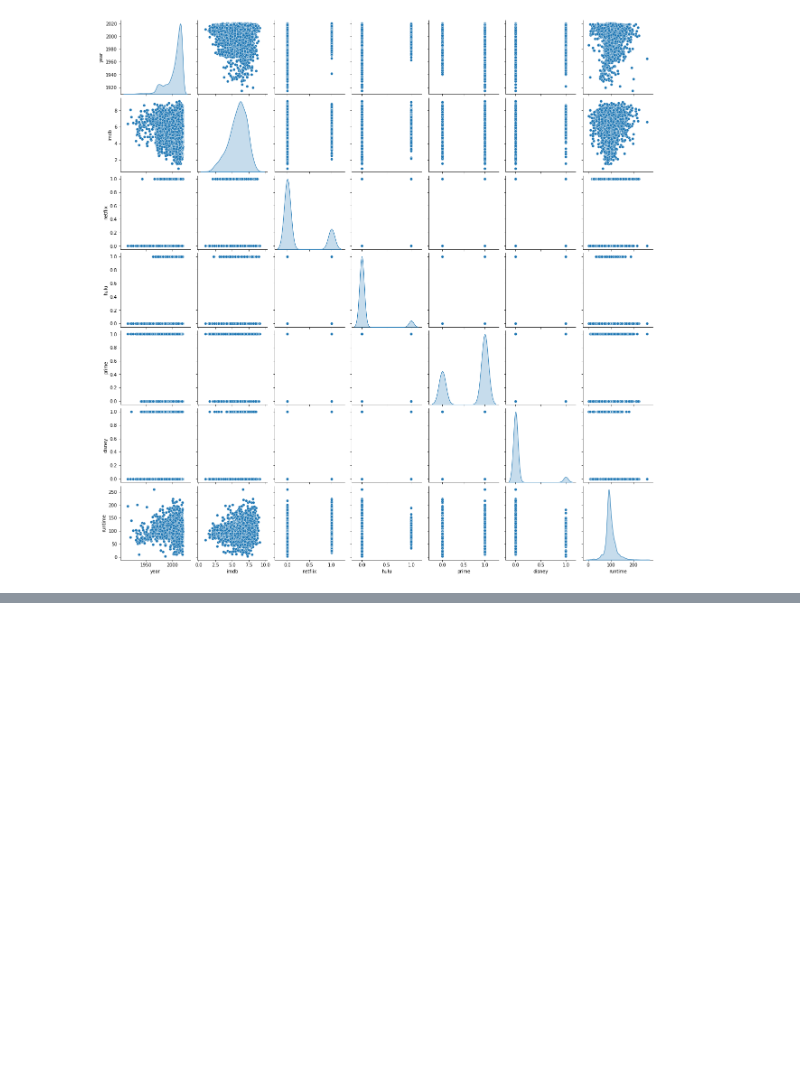
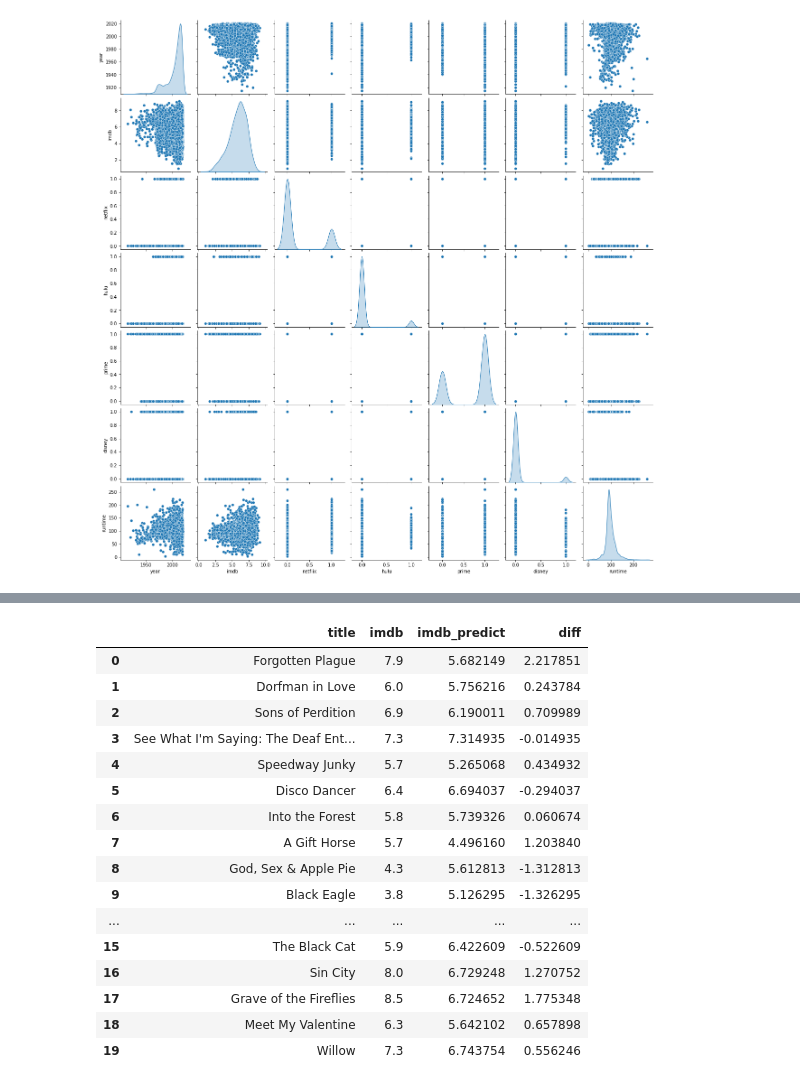
Before and after one commit to gnutzmann/movies-recommended, a Jupyter notebook: movies_imdb_regression.ipynb, the cells around one changed output, grey strips where cells are left out. Saved outputs shown, nothing was run; the diff lists cells and outputs as text; code cells hidden in the pictures; blank space fills up the shorter version.

Commit message:
updated imdb regression with tests

```diff
--- a/movies_imdb_regression.ipynb
+++ b/movies_imdb_regression.ipynb
@@ -515,0 +560,2 @@ A nota predita para este filme é 5.8
+# %%
+amostra = testeDf.sample(20).to_dict(orient='records')
@@ -515,0 +565,39 @@ A nota predita para este filme é 5.8
+# %%
+# Gerando um dataframe comparando as notas imdb com a gerada pela rede neural
+resultDict = {
+    "title" : [],
+    "imdb" : [],
+    "imdb_predict": [],
+    "diff" : []
+}
+# %%
+for movie in amostra:
+    resultDict["title"].append(movie["title"])
+    resultDict["imdb"].append(movie["imdb"])
+
+    amostraInput = {name: tf.convert_to_tensor([value]) for name, value in movie.items()}
+    pred = model.predict(amostraInput)
+    resultDict["imdb_predict"].append(pred[0][0])
+    resultDict["diff"].append(movie["imdb"] - pred[0][0])
+# %%
+resultdf = pd.DataFrame(resultDict, columns = ['title', 'imdb','imdb_predict','diff'])
+# %%
+resultdf.head(20)
+# %% [output]
+|  | title | imdb | imdb_predict | diff |
+| 0 | Forgotten Plague | 7.9 | 5.682149 | 2.217851 |
+| 1 | Dorfman in Love | 6.0 | 5.756216 | 0.243784 |
+| 2 | Sons of Perdition | 6.9 | 6.190011 | 0.709989 |
+| 3 | See What I'm Saying: The Deaf Ent... | 7.3 | 7.314935 | -0.014935 |
+| 4 | Speedway Junky | 5.7 | 5.265068 | 0.434932 |
+| 5 | Disco Dancer | 6.4 | 6.694037 | -0.294037 |
+| 6 | Into the Forest | 5.8 | 5.739326 | 0.060674 |
+| 7 | A Gift Horse | 5.7 | 4.496160 | 1.203840 |
+| 8 | God, Sex & Apple Pie | 4.3 | 5.612813 | -1.312813 |
+| 9 | Black Eagle | 3.8 | 5.126295 | -1.326295 |
+| ... | ... | ... | ... | ... |
+| 15 | The Black Cat | 5.9 | 6.422609 | -0.522609 |
+| 16 | Sin City | 8.0 | 6.729248 | 1.270752 |
+| 17 | Grave of the Fireflies | 8.5 | 6.724652 | 1.775348 |
+| 18 | Meet My Valentine | 6.3 | 5.642102 | 0.657898 |
+| 19 | Willow | 7.3 | 6.743754 | 0.556246 |
```
Also changed, not shown: parts of 15 cells of this notebook, 1 other file.
